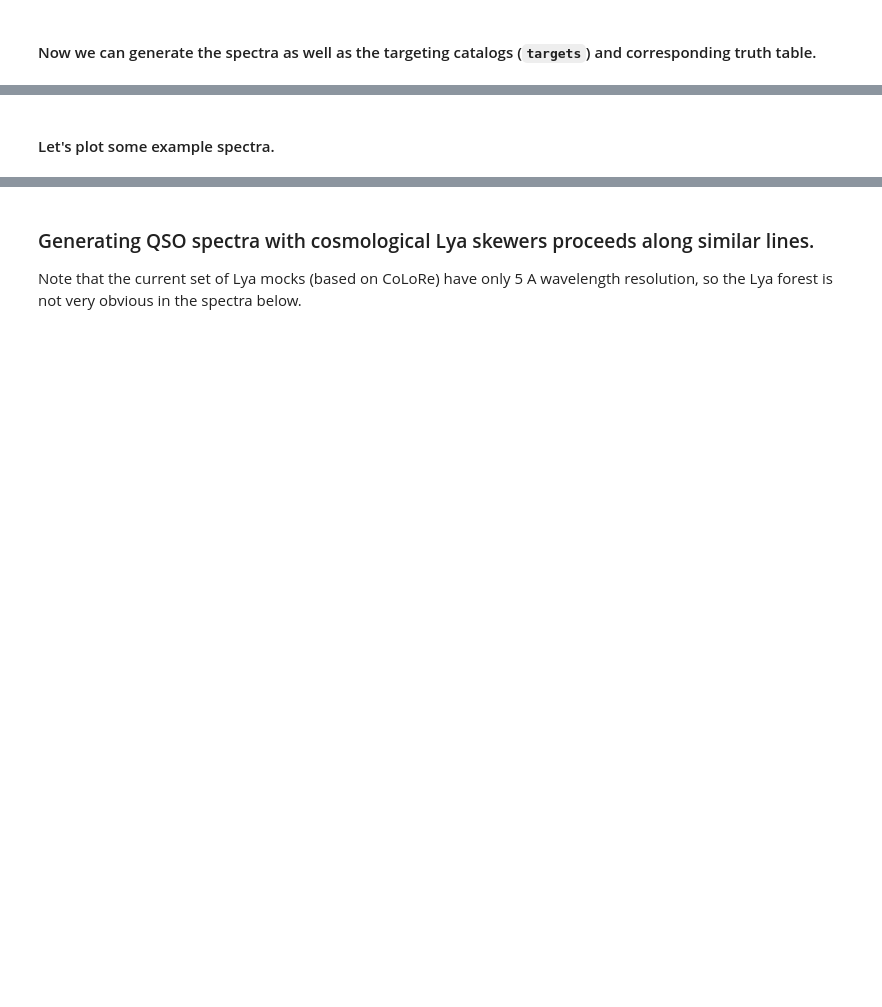
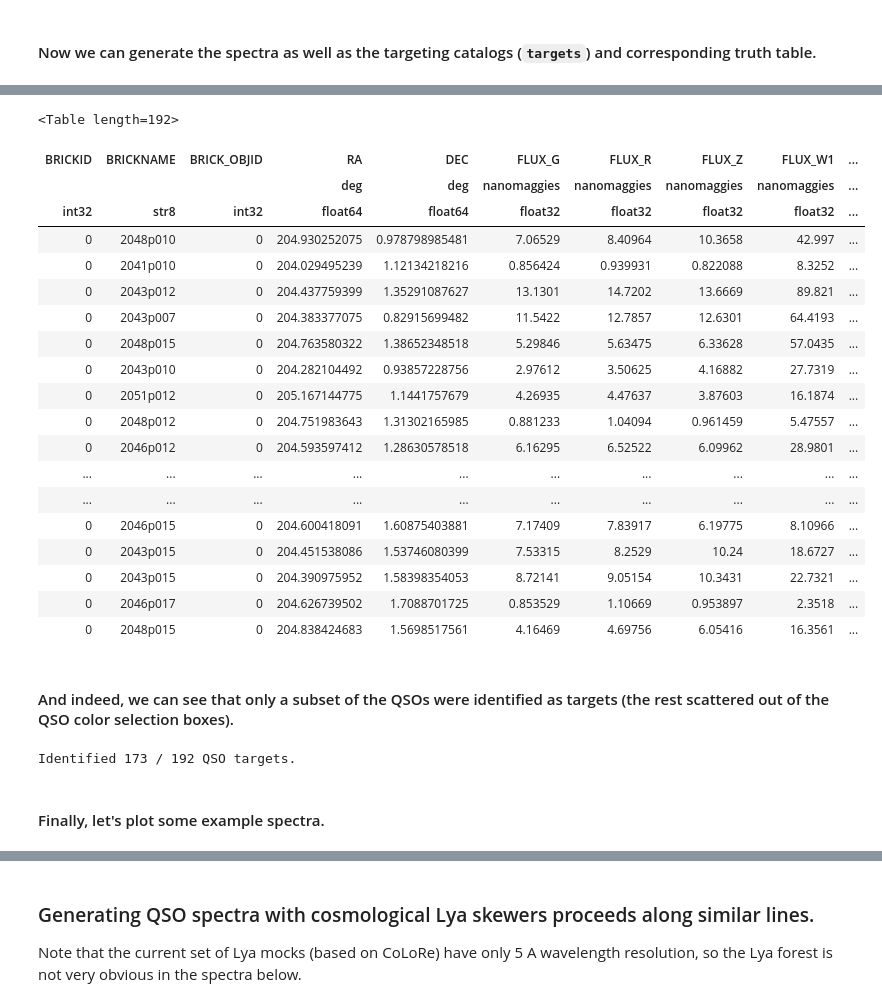
Before and after one commit to desihub/desitarget, a Jupyter notebook: doc/nb/connecting-spectra-to-mocks.ipynb, the cells around one changed output, grey strips where cells are left out. Saved outputs shown, nothing was run; the diff lists cells and outputs as text; code cells hidden in the pictures; blank space fills up the shorter version.

Commit message:
update connecting-spectra-to-mocks notebook

```diff
--- a/doc/nb/connecting-spectra-to-mocks.ipynb
+++ b/doc/nb/connecting-spectra-to-mocks.ipynb
@@ -118,4 +180,35 @@ meta[:2]
+# %%
+targets
+# %% [output]
+<Table length=192>
+| BRICKID | BRICKNAME | BRICK_OBJID | RA | DEC | FLUX_G | FLUX_R | FLUX_Z | FLUX_W1 | ... |
+|  |  |  | deg | deg | nanomaggies | nanomaggies | nanomaggies | nanomaggies | ... |
+| int32 | str8 | int32 | float64 | float64 | float32 | float32 | float32 | float32 | ... |
+| 0 | 2048p010 | 0 | 204.930252075 | 0.978798985481 | 7.06529 | 8.40964 | 10.3658 | 42.997 | ... |
+| 0 | 2041p010 | 0 | 204.029495239 | 1.12134218216 | 0.856424 | 0.939931 | 0.822088 | 8.3252 | ... |
+| 0 | 2043p012 | 0 | 204.437759399 | 1.35291087627 | 13.1301 | 14.7202 | 13.6669 | 89.821 | ... |
+| 0 | 2043p007 | 0 | 204.383377075 | 0.82915699482 | 11.5422 | 12.7857 | 12.6301 | 64.4193 | ... |
+| 0 | 2048p015 | 0 | 204.763580322 | 1.38652348518 | 5.29846 | 5.63475 | 6.33628 | 57.0435 | ... |
+| 0 | 2043p010 | 0 | 204.282104492 | 0.93857228756 | 2.97612 | 3.50625 | 4.16882 | 27.7319 | ... |
+| 0 | 2051p012 | 0 | 205.167144775 | 1.1441757679 | 4.26935 | 4.47637 | 3.87603 | 16.1874 | ... |
+| 0 | 2048p012 | 0 | 204.751983643 | 1.31302165985 | 0.881233 | 1.04094 | 0.961459 | 5.47557 | ... |
+| 0 | 2046p012 | 0 | 204.593597412 | 1.28630578518 | 6.16295 | 6.52522 | 6.09962 | 28.9801 | ... |
+| ... | ... | ... | ... | ... | ... | ... | ... | ... | ... |
+| ... | ... | ... | ... | ... | ... | ... | ... | ... | ... |
+| 0 | 2046p015 | 0 | 204.600418091 | 1.60875403881 | 7.17409 | 7.83917 | 6.19775 | 8.10966 | ... |
+| 0 | 2043p015 | 0 | 204.451538086 | 1.53746080399 | 7.53315 | 8.2529 | 10.24 | 18.6727 | ... |
+| 0 | 2043p015 | 0 | 204.390975952 | 1.58398354053 | 8.72141 | 9.05154 | 10.3431 | 22.7321 | ... |
+| 0 | 2046p017 | 0 | 204.626739502 | 1.7088701725 | 0.853529 | 1.10669 | 0.953897 | 2.3518 | ... |
+| 0 | 2048p015 | 0 | 204.838424683 | 1.5698517561 | 4.16469 | 4.69756 | 6.05416 | 16.3561 | ... |
+# %% [markdown]
+#### And indeed, we can see that only a subset of the QSOs were identified as targets (the rest scattered out of the QSO color selection boxes).
+# %%
+from desitarget import desi_mask
+isqso = (targets['DESI_TARGET'] & desi_mask.QSO) != 0
+print('Identified {} / {} QSO targets.'.format(np.count_nonzero(isqso), len(targets)))
+# %% [output]
+Identified 173 / 192 QSO targets.
 # %% [markdown]
-#### Let's plot some example spectra.
+#### Finally, let's plot some example spectra.
 # %%
 plot_subset(wave, flux, truth, targname='QSO')
```
Also changed, not shown: parts of 37 cells of this notebook.
